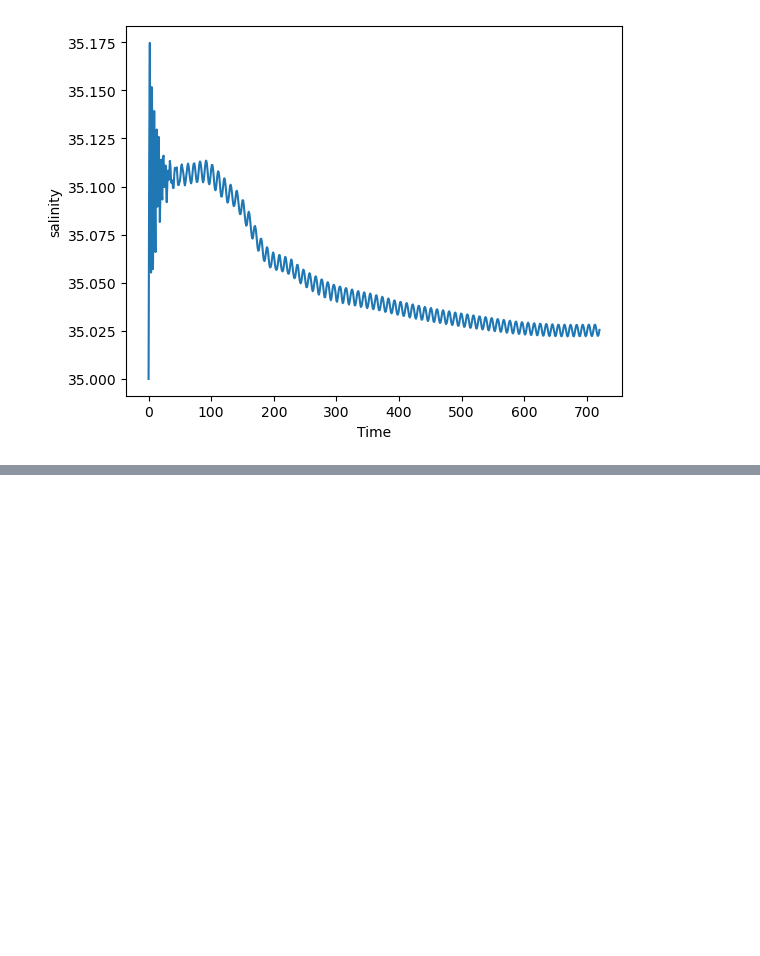
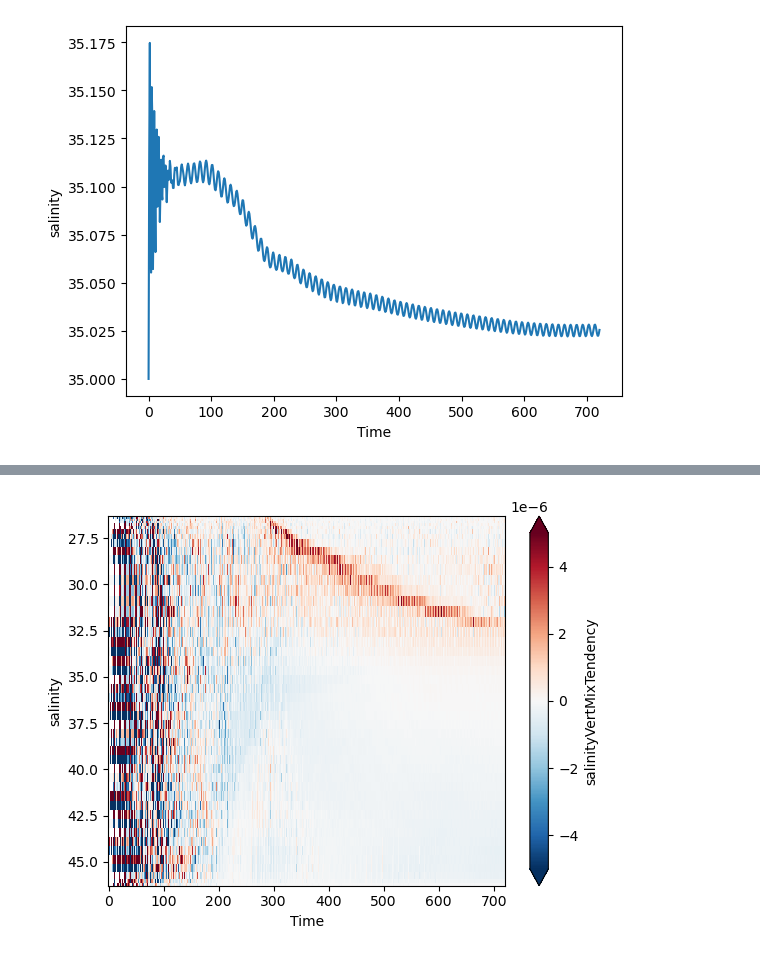
Before and after one commit to kailauyeda/WMT_DVD, a Jupyter notebook: bichan/analysis/preliminary_analysis.ipynb, the cells around one changed output, grey strips where cells are left out. Drawn from its saved outputs; the diff is of its cells as text; code cells hidden in the pictures; blank space fills up the shorter version.

```diff
--- a/bichan/analysis/preliminary_analysis.ipynb
+++ b/bichan/analysis/preliminary_analysis.ipynb
@@ -837,0 +975,5 @@ salinity_ts.plot()
+# %%
+ds_F_transformed.salinityVertMixTendency.mean(dim='nCells').plot(y='salinity',vmin=-5e-6, vmax=5e-6, cmap='RdBu_r')
+plt.gca().invert_yaxis()
+# %% [output]
+[figure, added]
```
Also changed, not shown: parts of 23 cells of this notebook.
